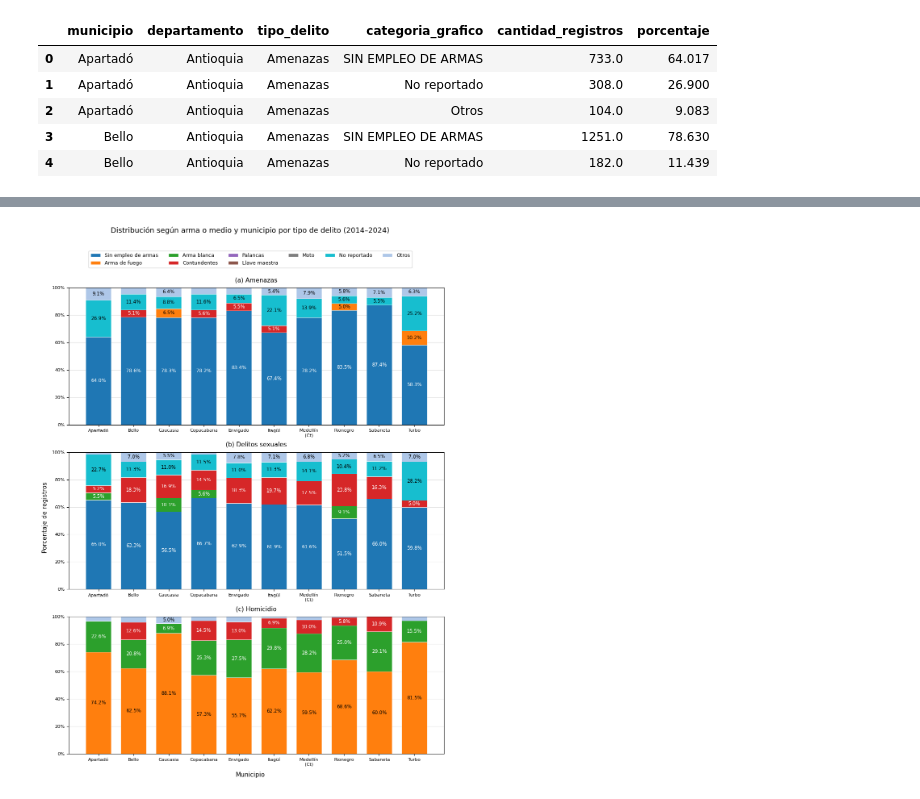
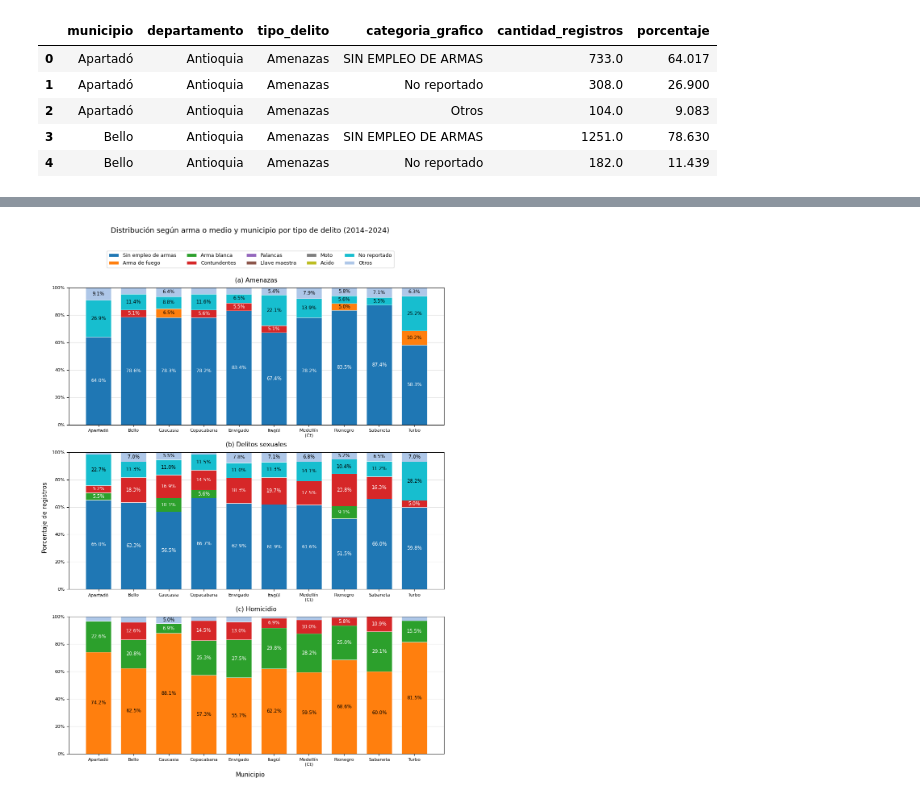
Before and after one commit to SaraBalbin/DW_Analisis_Criminalidad_Colombia, a Jupyter notebook: 04_Analisis_exploratorio.ipynb, the cells around one changed output, grey strips where cells are left out. Drawn from its saved outputs; the diff is of its cells as text; code cells hidden in the pictures.

```diff
--- a/04_Analisis_exploratorio.ipynb
+++ b/04_Analisis_exploratorio.ipynb
@@ -1437,7 +1506,7 @@ for i, categoria in enumerate(orden_por_magnitud):
                 f"{val:.1f}%",
                 ha="center",
                 va="center",
-                fontsize=9,
+                fontsize=10,
                 color="white" if val > 15 else "black",
                 fontweight="medium"
             )
@@ -1697,7 +1780,7 @@ titulos_delitos = {
 
 orden_categorias = [
     "Sin empleo de armas", "Arma de fuego", "Arma blanca", "Contundentes",
-    "Palancas", "Llave maestra", "Vehículo", "Moto", "Ácido",
+    "Palancas", "Llave maestra", "Vehículo", "Moto", "Acido",
     "No reportado", "Otros"
 ]
 
@@ -1708,18 +1791,18 @@ categorias_en_datos = [
 ]
 
 # Crear handles ficticios con los colores correctos (para la leyenda)
+colores_base = [
+    "#1f77b4", "#ff7f0e", "#2ca02c", "#d62728", "#9467bd",
+    "#8c564b", "#e377c2", "#7f7f7f", "#bcbd22", "#17becf", "#aec7e8"
+]
+mapa_colores = {cat: colores_base[i] for i, cat in enumerate(orden_categorias)}
+
 
 handles_unificados = [
     Patch(facecolor=mapa_colores.get(cat, "#999999"), edgecolor="white", label=cat)
     for cat in categorias_en_datos
 ]
 labels_unificados = categorias_en_datos
-
-colores_base = [
-    "#1f77b4", "#ff7f0e", "#2ca02c", "#d62728", "#9467bd",
-    "#8c564b", "#e377c2", "#7f7f7f", "#bcbd22", "#17becf", "#aec7e8"
-]
-mapa_colores = {cat: colores_base[i] for i, cat in enumerate(orden_categorias)}
 
 nombres_x = [
     "Apartadó", "Bello", "Caucasia", "Copacabana", "Envigado",
@@ -1876,35 +1959,35 @@ for ax in axes1:
     for handle, label in zip(*ax.get_legend_handles_labels()):
         if label not in handles_dict:
             handles_dict[label] = handle
 
 # 2. Usar el orden global, pero solo las que existen en esta figura
 orden_leyenda = [
     cat for cat in orden_categorias
     if cat in handles_dict
 ]
 
 handles = [handles_dict[cat] for cat in orden_leyenda]
 labels = orden_leyenda
 
 fig1.legend(
     handles_unificados, labels_unificados,
     loc="upper center",
     bbox_to_anchor=(0.5, 0.945),
-    ncol=6,
+    ncol=5,
     fontsize=9
 )
 
 plt.tight_layout(rect=[0.06, 0.04, 0.98, 0.0])
 
 plt.savefig(
     "Resultados/Figura_4-7_abc.png",
     dpi=300,
     bbox_inches="tight",
     facecolor="white"
 )
 plt.show()
 # %% [output]
-[figure, old version]
+[figure, new version]
 # %%
 # ==========================================================
 # FIGURA 2: paneles (d), (e), (f)
```
Also changed, not shown: parts of 6 cells of this notebook, 1 other file.
